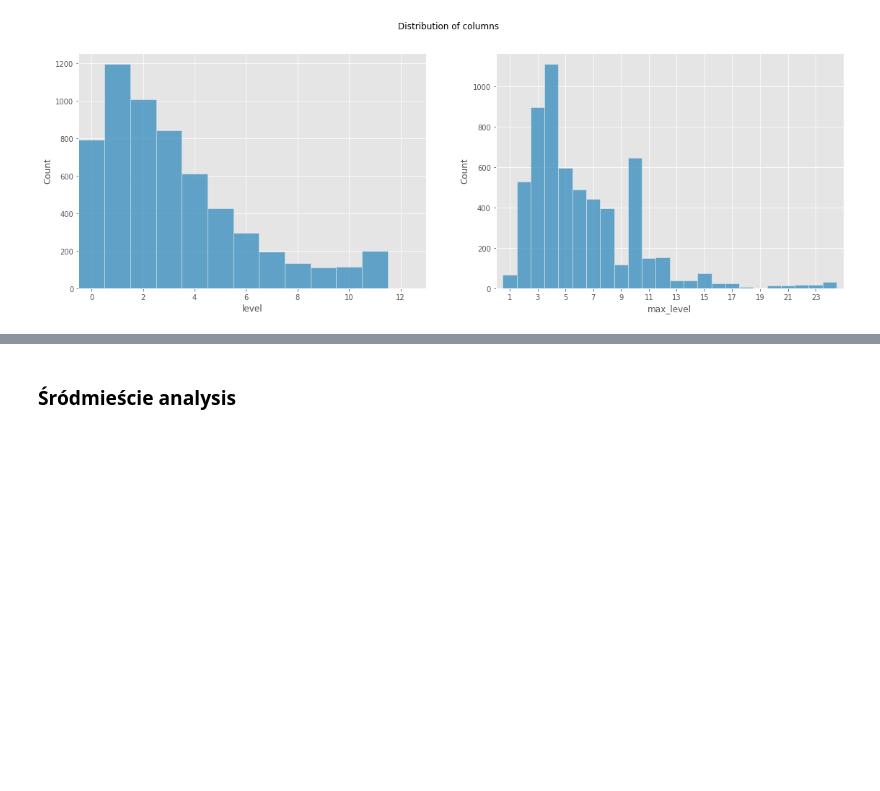
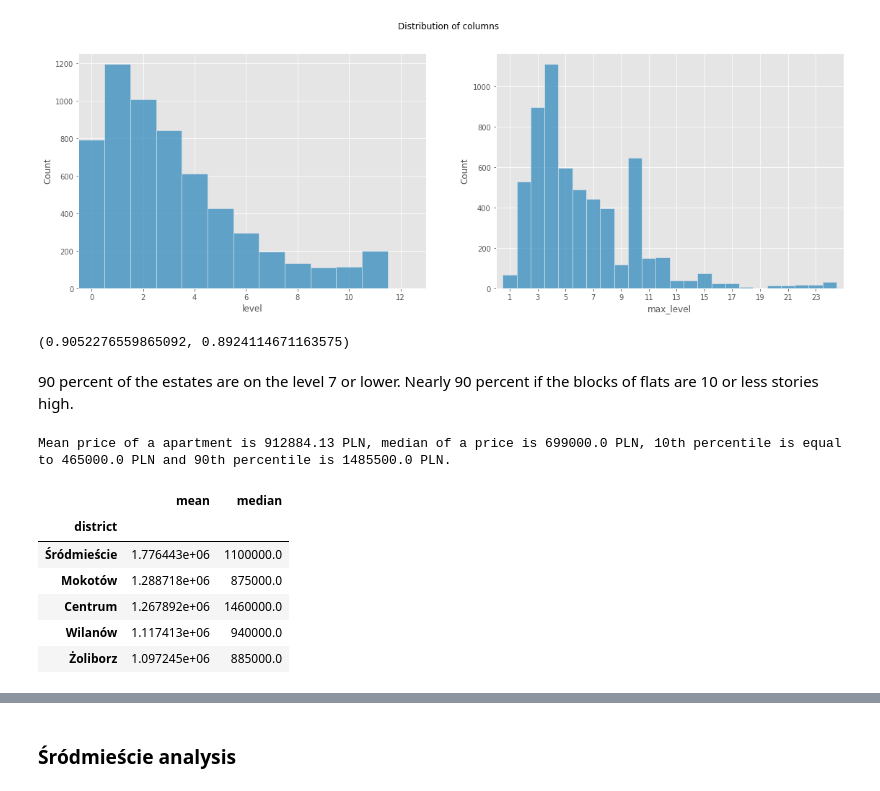
Before and after one commit to CarJung/Uni, a Jupyter notebook: Warsaw_flats/Report.ipynb, the cells around one changed output, grey strips where cells are left out. Saved outputs shown, nothing was run; the diff lists cells and outputs as text; code cells hidden in the pictures; blank space fills up the shorter version.

```diff
--- a/Warsaw_flats/Report.ipynb
+++ b/Warsaw_flats/Report.ipynb
@@ -163,3 +165,24 @@ ax[1].set_xlim(0,25);
 plt.xticks(np.arange(np.min(data['max_level']), 25, 2.0));
 # %% [output]
 [figure]
+# %%
+len(data[data['level'] <8]) / len(data), len(data[data['max_level'] <11]) / len(data)
+# %% [output]
+(0.9052276559865092, 0.8924114671163575)
+# %% [markdown]
+90 percent of the estates are on the level 7 or lower. Nearly 90 percent if the blocks of flats are 10 or less stories high.
+# %%
+print(f"Mean price of a apartment is { round(np.mean(data['Price']),2) } PLN, median of a price is {round(np.median(data['Price']),2)} PLN, 10th percentile is equal to \
+{round(np.percentile(data['Price'], 10),2)} PLN and 90th percentile is {round(np.percentile(data['Price'], 90),1)} PLN.")
+# %% [output]
+Mean price of a apartment is 912884.13 PLN, median of a price is 699000.0 PLN, 10th percentile is equal to 465000.0 PLN and 90th percentile is 1485500.0 PLN.
+# %%
+data.groupby('district')['Price'].agg([np.mean, np.median]).sort_values(by='mean',ascending=False)[:5]
+# %% [output]
+|  | mean | median |
+| district |  |  |
+| Śródmieście | 1.776443e+06 | 1100000.0 |
+| Mokotów | 1.288718e+06 | 875000.0 |
+| Centrum | 1.267892e+06 | 1460000.0 |
+| Wilanów | 1.117413e+06 | 940000.0 |
+| Żoliborz | 1.097245e+06 | 885000.0 |
```
Also changed, not shown: parts of 7 cells of this notebook.
